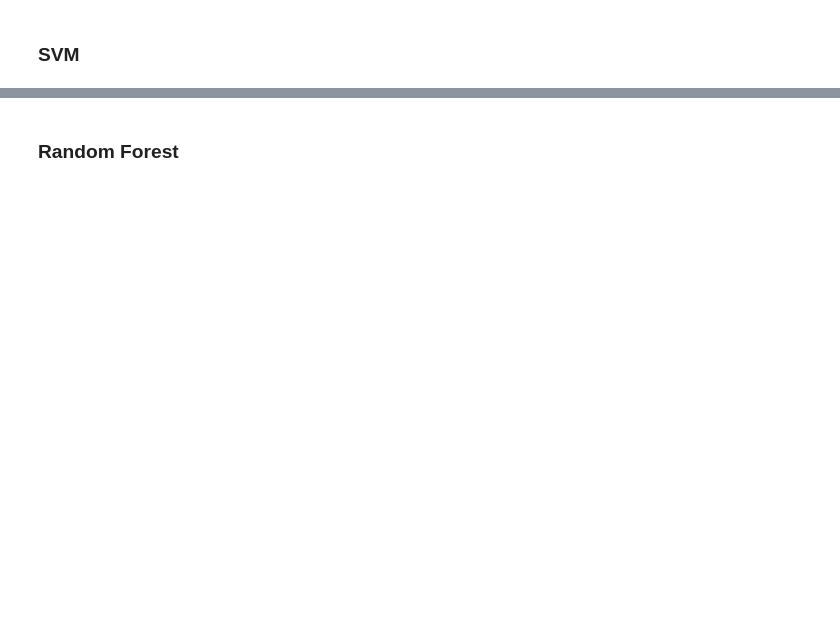
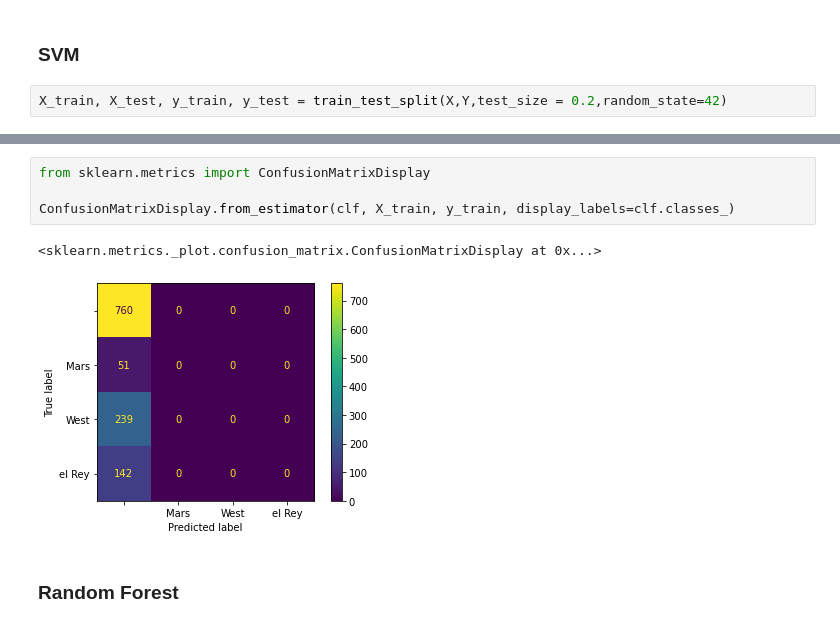
Before and after one commit to martinalex7/ProjetPython2A, a Jupyter notebook: rapports/3_modelling.ipynb, the cells around one changed output, grey strips where cells are left out. Drawn from its saved outputs; the diff is of its cells as text; blank space fills up the shorter version.

```diff
--- a/rapports/3_modelling.ipynb
+++ b/rapports/3_modelling.ipynb
@@ -143,2 +162,4 @@ pipeline.classes_
 # %% [markdown]
 ### SVM <a class="anchor" id="chapter4"></a>
+# %%
+X_train, X_test, y_train, y_test = train_test_split(X,Y,test_size = 0.2,random_state=42)
@@ -145,2 +175,9 @@ pipeline.classes_
+# %%
+from sklearn.metrics import ConfusionMatrixDisplay
+
+ConfusionMatrixDisplay.from_estimator(clf, X_train, y_train, display_labels=clf.classes_)
+# %% [output]
+<sklearn.metrics._plot.confusion_matrix.ConfusionMatrixDisplay at 0x...>
+[figure, added]
 # %% [markdown]
 ### Random Forest <a class="anchor" id="chapter5"></a>
```
Also changed, not shown: parts of 8 cells of this notebook, 1 other file.
